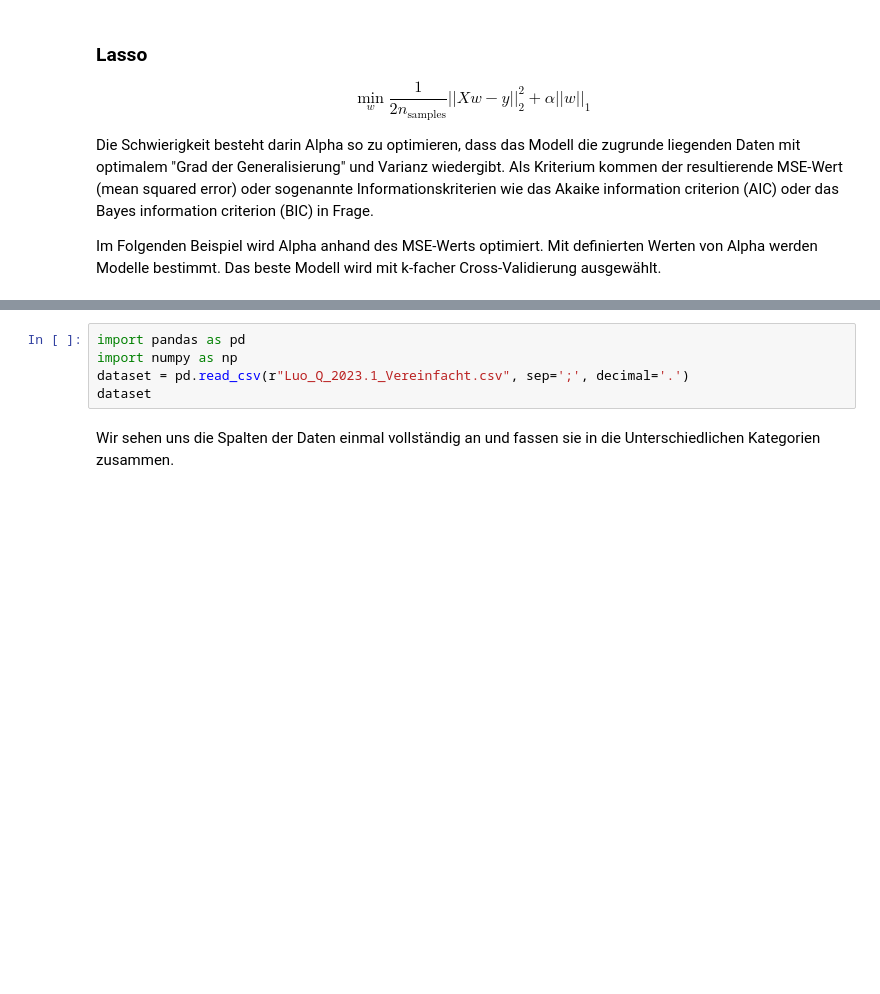
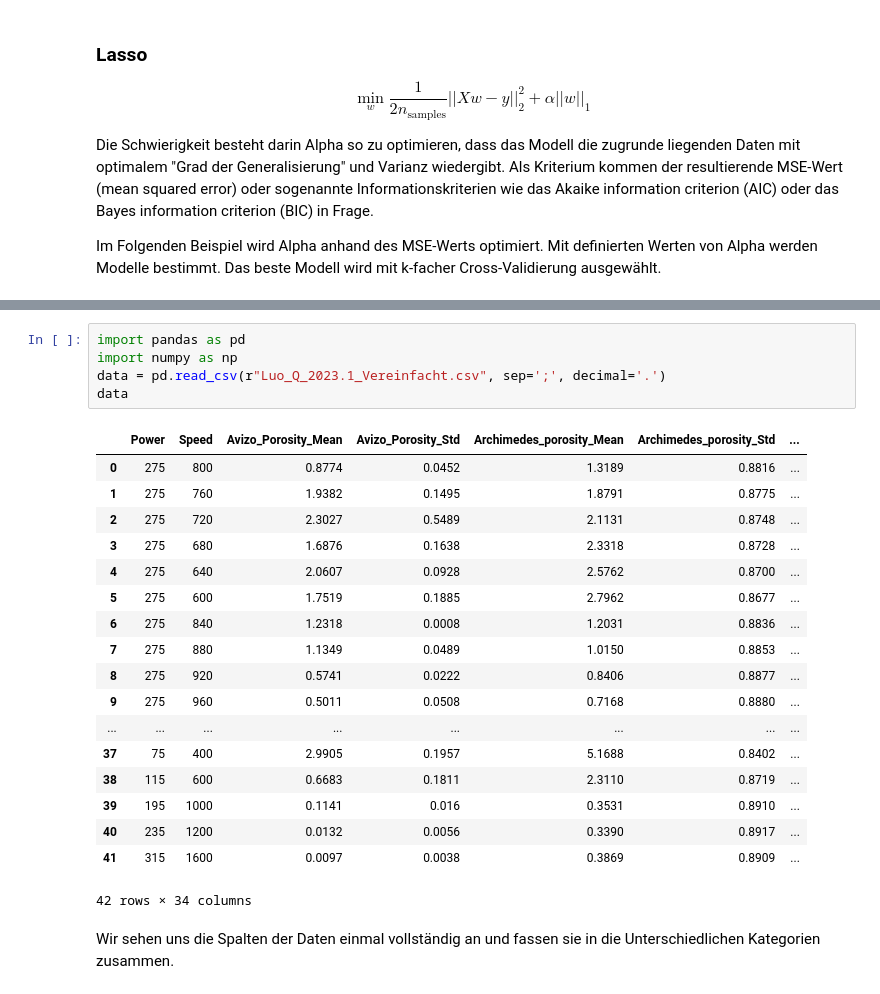
Before and after one commit to RHaeml/MM_ML_L1, a Jupyter notebook: MaschineLearning_Modell.ipynb, the cells around one changed output, grey strips where cells are left out. Saved outputs shown, nothing was run; the diff lists cells and outputs as text; blank space fills up the shorter version.

```diff
--- a/MaschineLearning_Modell.ipynb
+++ b/MaschineLearning_Modell.ipynb
@@ -27,8 +27,27 @@ Bei der k-fachen Cross-Validierung wird dieses Problem umgangen, indem die Train
 # %%
 import pandas as pd
 import numpy as np
-dataset = pd.read_csv(r"Luo_Q_2023.1_Vereinfacht.csv", sep=';', decimal='.')
-dataset
+data = pd.read_csv(r"Luo_Q_2023.1_Vereinfacht.csv", sep=';', decimal='.')
+data
+# %% [output]
+|  | Power | Speed | Avizo_Porosity_Mean | Avizo_Porosity_Std | Archimedes_porosity_Mean | Archimedes_porosity_Std | ... |
+| 0 | 275 | 800 | 0.8774 | 0.0452 | 1.3189 | 0.8816 | ... |
+| 1 | 275 | 760 | 1.9382 | 0.1495 | 1.8791 | 0.8775 | ... |
+| 2 | 275 | 720 | 2.3027 | 0.5489 | 2.1131 | 0.8748 | ... |
+| 3 | 275 | 680 | 1.6876 | 0.1638 | 2.3318 | 0.8728 | ... |
+| 4 | 275 | 640 | 2.0607 | 0.0928 | 2.5762 | 0.8700 | ... |
+| 5 | 275 | 600 | 1.7519 | 0.1885 | 2.7962 | 0.8677 | ... |
+| 6 | 275 | 840 | 1.2318 | 0.0008 | 1.2031 | 0.8836 | ... |
+| 7 | 275 | 880 | 1.1349 | 0.0489 | 1.0150 | 0.8853 | ... |
+| 8 | 275 | 920 | 0.5741 | 0.0222 | 0.8406 | 0.8877 | ... |
+| 9 | 275 | 960 | 0.5011 | 0.0508 | 0.7168 | 0.8880 | ... |
+| ... | ... | ... | ... | ... | ... | ... | ... |
+| 37 | 75 | 400 | 2.9905 | 0.1957 | 5.1688 | 0.8402 | ... |
+| 38 | 115 | 600 | 0.6683 | 0.1811 | 2.3110 | 0.8719 | ... |
+| 39 | 195 | 1000 | 0.1141 | 0.016 | 0.3531 | 0.8910 | ... |
+| 40 | 235 | 1200 | 0.0132 | 0.0056 | 0.3390 | 0.8917 | ... |
+| 41 | 315 | 1600 | 0.0097 | 0.0038 | 0.3869 | 0.8909 | ... |
+42 rows × 34 columns
 # %% [markdown]
 Wir sehen uns die Spalten der Daten einmal vollständig an und fassen sie in die Unterschiedlichen Kategorien zusammen.
 # %%
```
Also changed, not shown: parts of 9 cells of this notebook.
